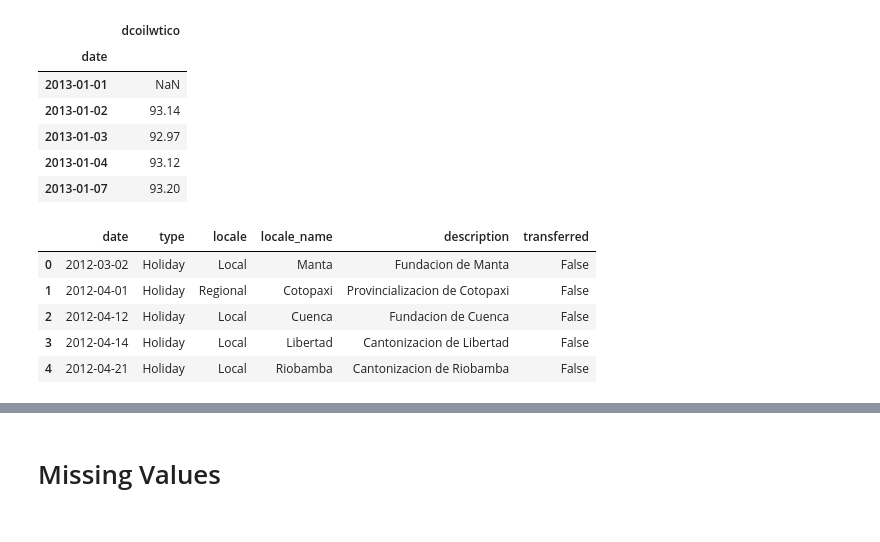
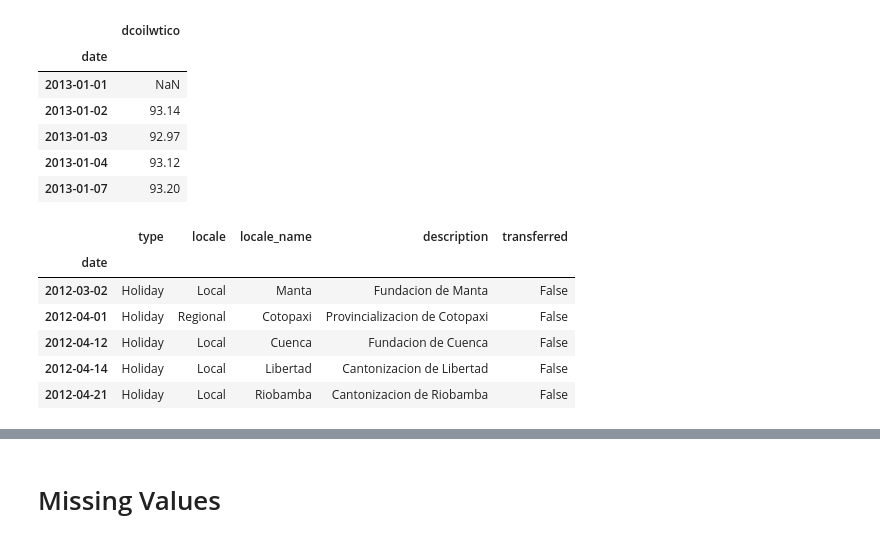
Before and after one commit to taaha/store-sales-forecast, a Jupyter notebook: sale-forecast.ipynb, the cells around one changed output, grey strips where cells are left out. Cells and saved outputs as stored; diff of their text form; code cells hidden in the pictures.

Commit message:
Kaggle Notebook | sale forecast | Version 9

```diff
--- a/sale-forecast.ipynb
+++ b/sale-forecast.ipynb
@@ -77,12 +77,13 @@ oil.head()
 | 2013-01-04 | 93.12 |
 | 2013-01-07 | 93.20 |
 # %%
-holidays_events=pd.read_csv("/kaggle/input/store-sales-time-series-forecasting/holidays_events.csv",parse_dates=['date'])
+holidays_events=pd.read_csv("/kaggle/input/store-sales-time-series-forecasting/holidays_events.csv",parse_dates=['date'], index_col=['date'])
 holidays_events.head()
 # %% [output]
-|  | date | type | locale | locale_name | description | transferred |
-| 0 | 2012-03-02 | Holiday | Local | Manta | Fundacion de Manta | False |
-| 1 | 2012-04-01 | Holiday | Regional | Cotopaxi | Provincializacion de Cotopaxi | False |
-| 2 | 2012-04-12 | Holiday | Local | Cuenca | Fundacion de Cuenca | False |
-| 3 | 2012-04-14 | Holiday | Local | Libertad | Cantonizacion de Libertad | False |
-| 4 | 2012-04-21 | Holiday | Local | Riobamba | Cantonizacion de Riobamba | False |
+|  | type | locale | locale_name | description | transferred |
+| date |  |  |  |  |  |
+| 2012-03-02 | Holiday | Local | Manta | Fundacion de Manta | False |
+| 2012-04-01 | Holiday | Regional | Cotopaxi | Provincializacion de Cotopaxi | False |
+| 2012-04-12 | Holiday | Local | Cuenca | Fundacion de Cuenca | False |
+| 2012-04-14 | Holiday | Local | Libertad | Cantonizacion de Libertad | False |
+| 2012-04-21 | Holiday | Local | Riobamba | Cantonizacion de Riobamba | False |
```
Also changed, not shown: parts of 14 cells of this notebook.
